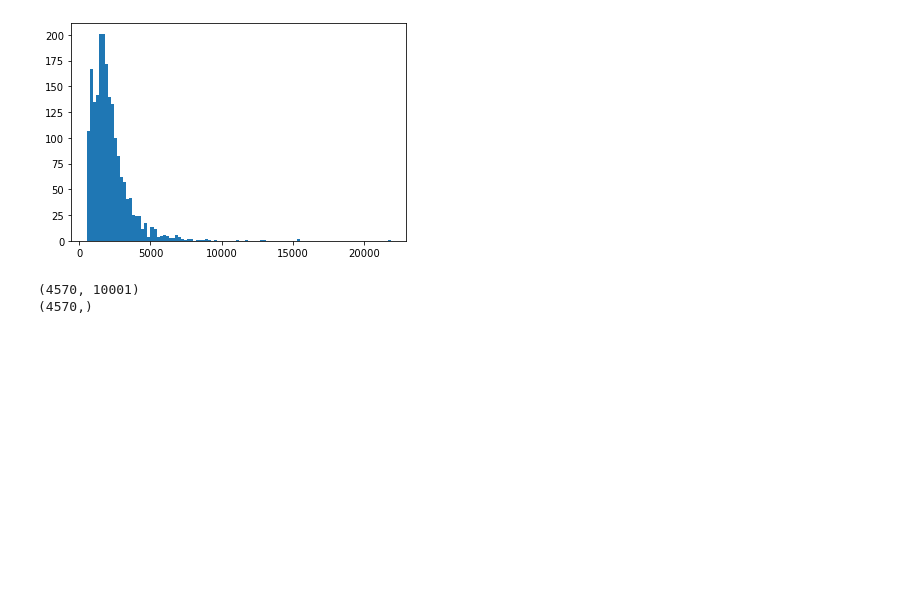
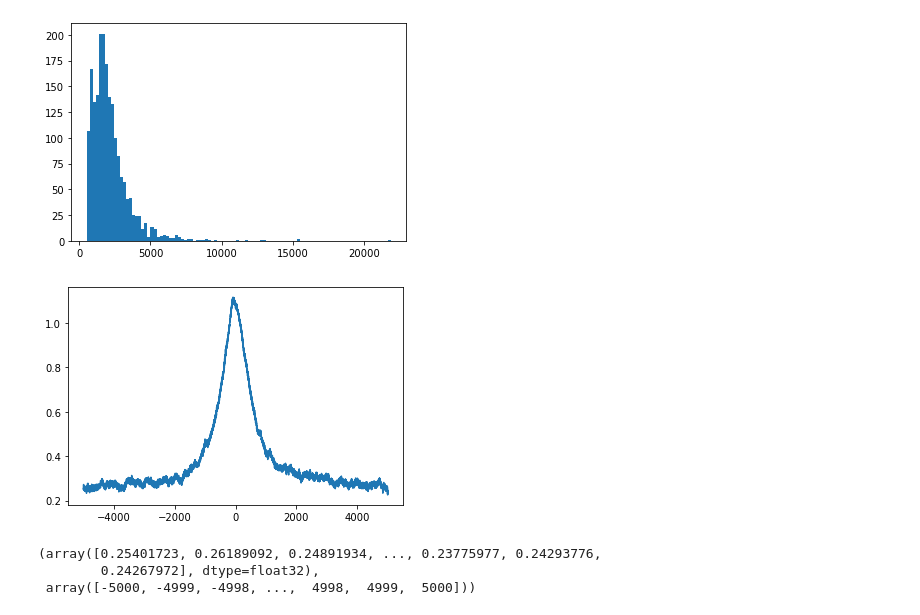
Before and after one commit to Alexwestbrook/mnhn-internship_DeepCNN_ChIP-seq, a Jupyter notebook: plot_distributions.ipynb, the cells around one changed output. Cells and saved outputs as stored; diff of their text form; code cells hidden in the pictures; blank space fills up the shorter version.

```diff
--- a/plot_distributions.ipynb
+++ b/plot_distributions.ipynb
@@ -566,7 +566,7 @@ All windows: 248956422
 Without N: 230469111
 # %%
 with np.load('../shared_folder/H3K27ac/results/model_inception2.2/preds_model_inception2.2_on_chr1.npz') as f:
-    preds = f['pred'].ravel()
+    preds = f['preds']
 # %%
 mean = np.mean(preds)
 std = np.std(preds)
@@ -637,17 +626,14 @@ plt.close()
 (1968, 3)
 [figure]
 [figure]
-# %%
-mid_peaks = (chr1_peaks[:, 0] + chr1_peaks[:, 1]) // 2
-window_half_size = 5000
-indexes = []
-for mid in mid_peaks:
-    indexes.append(np.arange(mid - window_half_size, mid + window_half_size + 1))
-indexes = np.array(indexes)
-print(indexes.shape)
-
-sum_pred = np.sum(preds[indexes], axis=1)
-print(sum_pred.shape)
-# %% [output]
-(4570, 10001)
-(4570,)
+# %%
+# Metaplot over mid peaks
+importlib.reload(utils)
+mid_peaks = (chr1_peaks[:, 0] + chr1_peaks[:, 1]) // 2
+window_half_size = 5000
+utils.metaplot_over_indices(z_score_preds, mid_peaks-50, window_half_size)
+# %% [output]
+[figure, added]
+(array([0.25401723, 0.26189092, 0.24891934, ..., 0.23775977, 0.24293776,
+        0.24267972], dtype=float32),
+ array([-5000, -4999, -4998, ...,  4998,  4999,  5000]))
```
Also changed, not shown: parts of 2 cells of this notebook.
